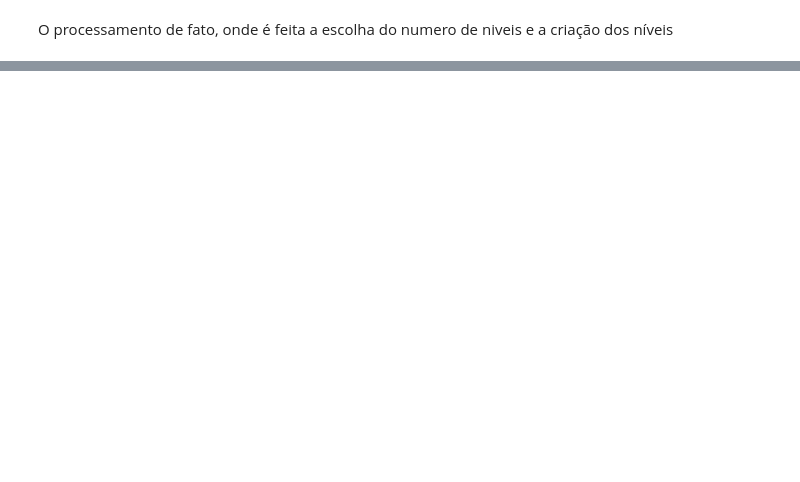
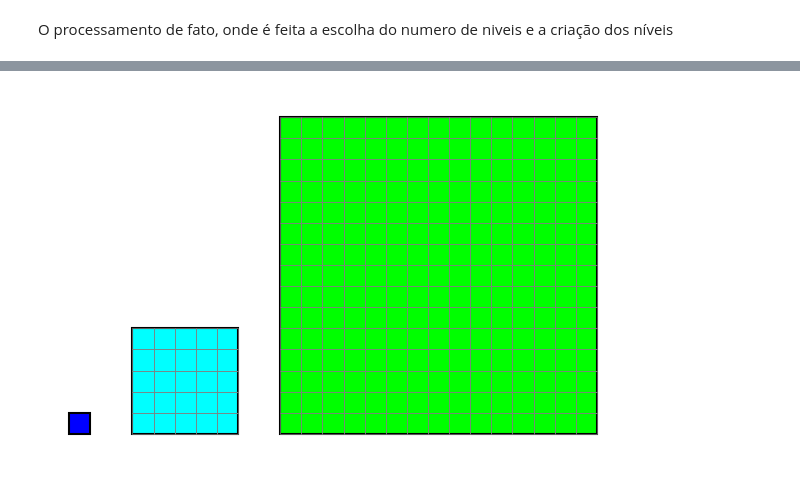
Before and after one commit to Strateago/Projeto-IC, a Jupyter notebook: Projeto_IC.ipynb, the cells around one changed output, grey strips where cells are left out. Cells and saved outputs as stored; diff of their text form; code cells hidden in the pictures; blank space fills up the shorter version.

```diff
--- a/Projeto_IC.ipynb
+++ b/Projeto_IC.ipynb
@@ -221,0 +404,13 @@ level 4: 16
+# %%
+# Processamento
+# print('Start Processing')
+nX = [3, 3]
+nY = [3, 3]
+nZ = [5, 3]
+init = time.time()
+sla = NUADM_ID(nX, nY, nZ, niveis=3)
+sla.generate_levels(centroids)
+sla.generate_ids(levels)
+fim = time.time()
+print(f'Done in {fim-init :.4f} seconds')
+sla.validate()
@@ -221,0 +595,50 @@ level 4: 16
+# %%
+import matplotlib.pyplot as plt
+from matplotlib.patches import Rectangle
+
+def draw_grid(ax, x0, y0, total_size, n_cells, edge_color='gray'):
+    """Desenha apenas as bordas dos quadrados internos (sem preencher)."""
+    cell_size = total_size / n_cells
+    for i in range(n_cells):
+        for j in range(n_cells):
+            ax.add_patch(Rectangle(
+                (x0 + i * cell_size, y0 + j * cell_size),
+                cell_size, cell_size,
+                facecolor='none',  # Deixa transparente
+                edgecolor=edge_color,
+                linewidth=0.5
+            ))
+
+
+# Criar figura e eixo
+fig, ax = plt.subplots(figsize=(6, 6))
+
+# Coordenadas x de onde colocar os quadrados
+x_positions = [0, 3, 10]
+sizes = [1, 5, 15]  # tamanho relativo de cada quadrado (1x1, 3x3, 9x9 unidades)
+labels = ['Nível 0', 'Nível 1\n(5x5)', 'Nível 2\n(15x15)']
+colors = ["#0000ff", "#00ffff", "#00ff00"]
+
+# Níveis internos (grade de quantos quadrados por lado)
+subdivs = [1, 5, 15]
+
+# Desenhar quadrados com subdivisões internas
+for x, size, color, label, n in zip(x_positions, sizes, colors, labels, subdivs):
+    # Quadrado externo
+    ax.add_patch(Rectangle((x, 0), size, size, facecolor=color, edgecolor='black', linewidth=1.5))
+    # Subdivisões internas
+    if n > 1:
+        draw_grid(ax, x, 0, size, n)
+    # # Texto
+    # ax.text(x + size / 2, -0.5, label, ha='center', va='top', fontsize=13)
+
+# Ajustes de visual
+ax.set_xlim(-1, x_positions[-1] + sizes[-1] + 1)
+ax.set_ylim(-1, sizes[-1] + 1)
+ax.set_aspect('equal')
+ax.axis('off')
+# plt.title('Razões de Engrossamento', fontsize=16)
+plt.tight_layout()
+plt.show()
+# %% [output]
+[figure, added]
```
Also changed, not shown: parts of 15 cells of this notebook, 14 other files.
